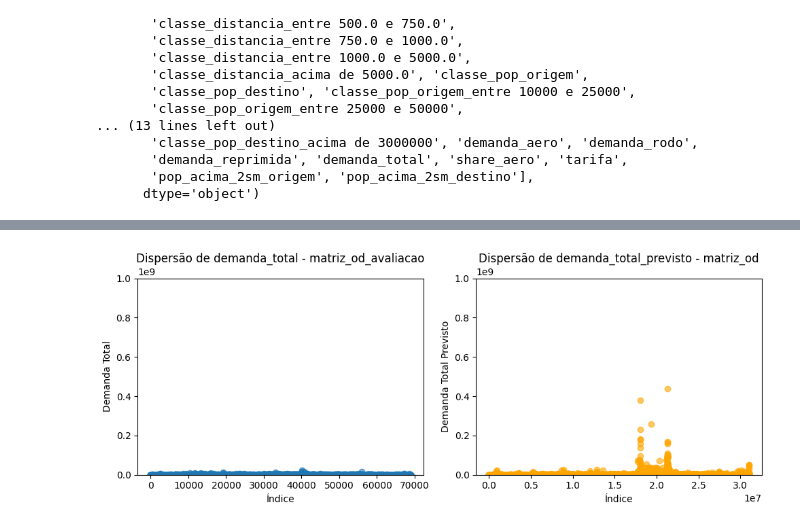
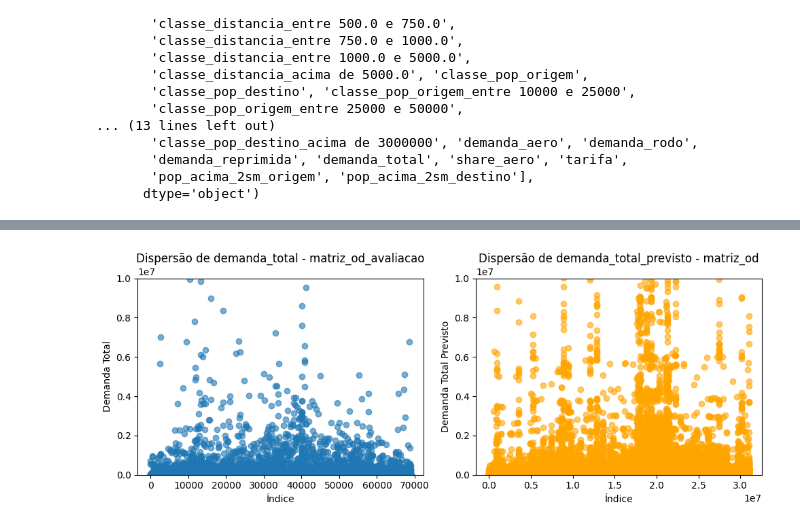
Before and after one commit to EC-Projetos/PIA01_EVTEAPIAR, a Jupyter notebook: matriz_od/h_rotas_potenciais.ipynb, the cells around one changed output, grey strips where cells are left out. Drawn from its saved outputs; the diff is of its cells as text; code cells hidden in the pictures.

```diff
--- a/matriz_od/h_rotas_potenciais.ipynb
+++ b/matriz_od/h_rotas_potenciais.ipynb
@@ -346,33 +344,33 @@ matriz_od = prever_demanda_total(matriz_od, modelo_demanda_total)
 # %%
 def plotar_graficos_dispersao(matriz_od_avaliacao, matriz_od):
     fig, axs = plt.subplots(1, 2, figsize=(10, 4))
 
     # Gráfico de dispersão para demanda_total no DataFrame matriz_od_avaliacao
     axs[0].scatter(matriz_od_avaliacao.index, matriz_od_avaliacao['demanda_total'], alpha=0.6)
     axs[0].set_title('Dispersão de demanda_total - matriz_od_avaliacao')
     axs[0].set_xlabel('Índice')
     axs[0].set_ylabel('Demanda Total')
 
     # Gráfico de dispersão para demanda_total_previsto no DataFrame matriz_od
     axs[1].scatter(matriz_od.index, matriz_od['demanda_total_previsto'], alpha=0.6, color='orange')
     axs[1].set_title('Dispersão de demanda_total_previsto - matriz_od')
     axs[1].set_xlabel('Índice')
     axs[1].set_ylabel('Demanda Total Previsto')
 
     # Definir o mesmo limite de y para ambos os gráficos com base na matriz_od_avaliacao
     y_min = 0
-    y_max = 1000000000
+    y_max = 10000000
 
     axs[0].set_ylim(y_min, y_max)
     axs[1].set_ylim(y_min, y_max)
 
     plt.tight_layout()
     plt.show()
 
 # Chame a função com os DataFrames apropriados
 plotar_graficos_dispersao(matriz_od_avaliacao, matriz_od)
 # %% [output]
-[figure, old version]
+[figure, new version]
 # %%
 def calcular_regressao_share_aero(matriz_od_avaliacao):
     # Remover quaisquer linhas com NaN ou inf
```
Also changed, not shown: parts of 20 cells of this notebook, 1 other file.
